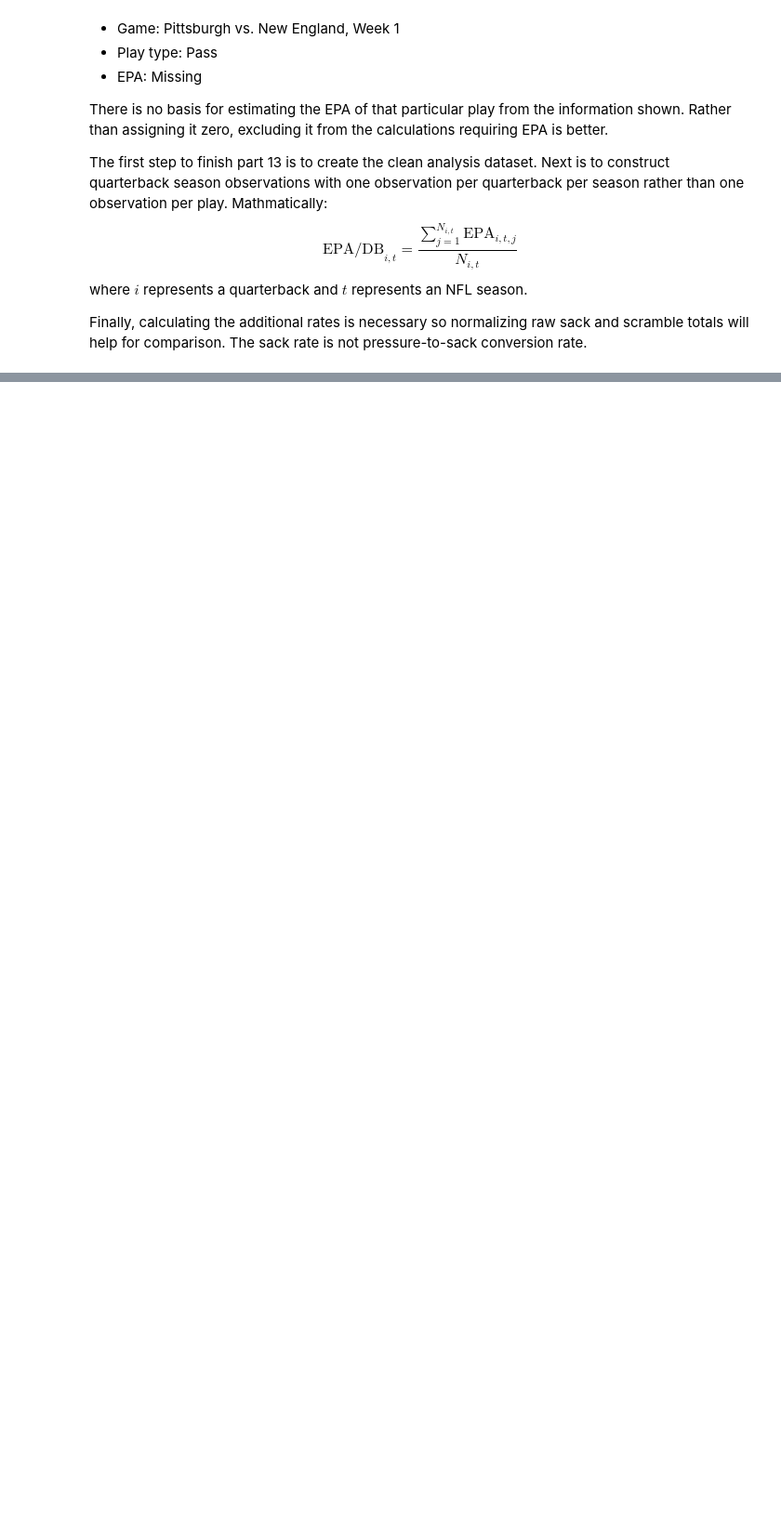
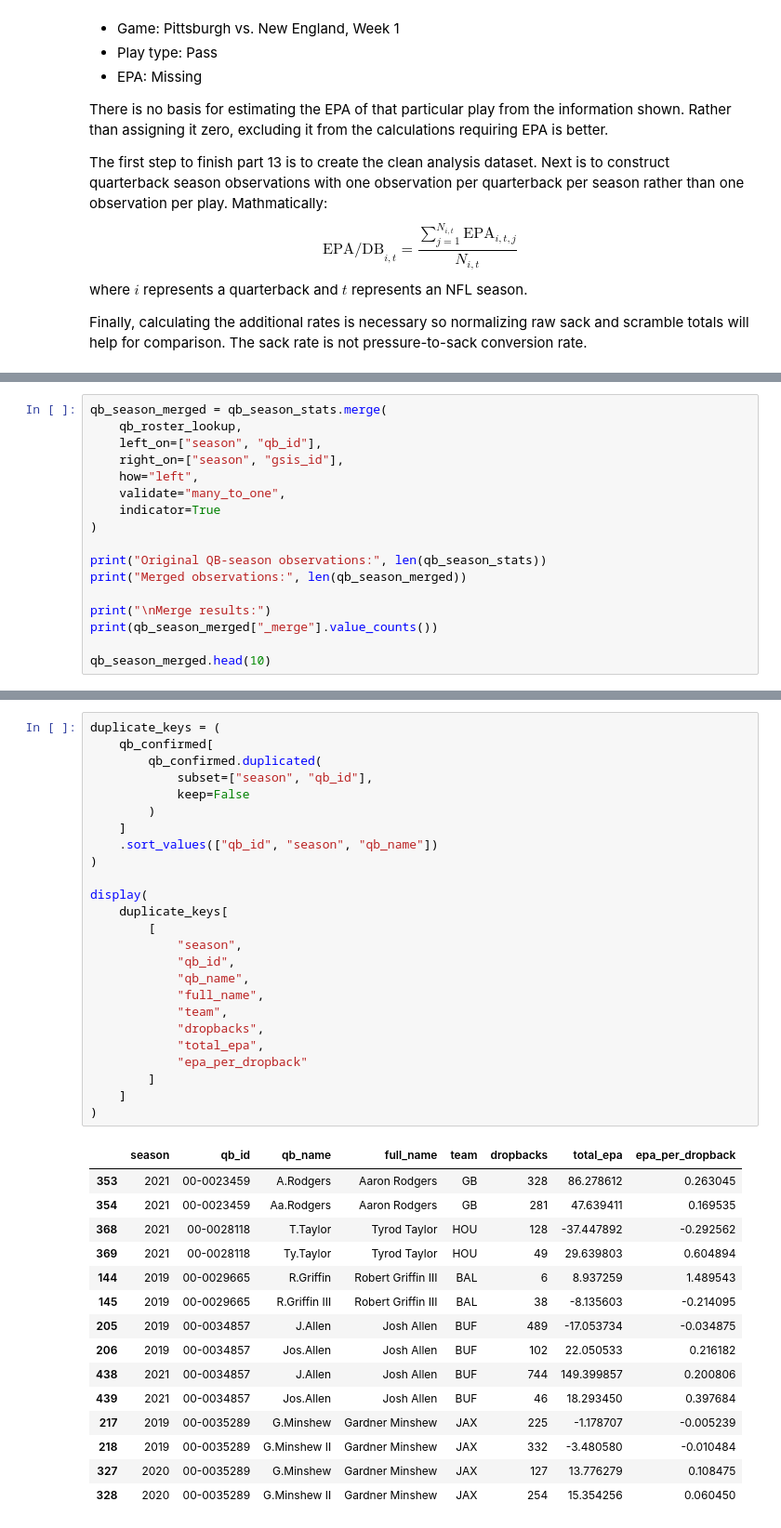
Before and after one commit to JadenGrossbaum/Data-Science, a Jupyter notebook: 01_nfl_qb_target_exploration.ipynb, the cells around one changed output, grey strips where cells are left out. Shown at 93% size. Saved outputs shown, nothing was run; the diff lists cells and outputs as text; blank space fills up the shorter version.

```diff
--- a/01_nfl_qb_target_exploration.ipynb
+++ b/01_nfl_qb_target_exploration.ipynb
@@ -1676,0 +2037,17 @@ qb_season_stats[
+# %%
+qb_season_merged = qb_season_stats.merge(
+    qb_roster_lookup,
+    left_on=["season", "qb_id"],
+    right_on=["season", "gsis_id"],
+    how="left",
+    validate="many_to_one",
+    indicator=True
+)
+
+print("Original QB-season observations:", len(qb_season_stats))
+print("Merged observations:", len(qb_season_merged))
+
+print("\nMerge results:")
+print(qb_season_merged["_merge"].value_counts())
+
+qb_season_merged.head(10)
@@ -1676,0 +2393,41 @@ qb_season_stats[
+# %%
+duplicate_keys = (
+    qb_confirmed[
+        qb_confirmed.duplicated(
+            subset=["season", "qb_id"],
+            keep=False
+        )
+    ]
+    .sort_values(["qb_id", "season", "qb_name"])
+)
+
+display(
+    duplicate_keys[
+        [
+            "season",
+            "qb_id",
+            "qb_name",
+            "full_name",
+            "team",
+            "dropbacks",
+            "total_epa",
+            "epa_per_dropback"
+        ]
+    ]
+)
+# %% [output]
+|  | season | qb_id | qb_name | full_name | team | dropbacks | total_epa | epa_per_dropback |
+| 353 | 2021 | 00-0023459 | A.Rodgers | Aaron Rodgers | GB | 328 | 86.278612 | 0.263045 |
+| 354 | 2021 | 00-0023459 | Aa.Rodgers | Aaron Rodgers | GB | 281 | 47.639411 | 0.169535 |
+| 368 | 2021 | 00-0028118 | T.Taylor | Tyrod Taylor | HOU | 128 | -37.447892 | -0.292562 |
+| 369 | 2021 | 00-0028118 | Ty.Taylor | Tyrod Taylor | HOU | 49 | 29.639803 | 0.604894 |
+| 144 | 2019 | 00-0029665 | R.Griffin | Robert Griffin III | BAL | 6 | 8.937259 | 1.489543 |
+| 145 | 2019 | 00-0029665 | R.Griffin III | Robert Griffin III | BAL | 38 | -8.135603 | -0.214095 |
+| 205 | 2019 | 00-0034857 | J.Allen | Josh Allen | BUF | 489 | -17.053734 | -0.034875 |
+| 206 | 2019 | 00-0034857 | Jos.Allen | Josh Allen | BUF | 102 | 22.050533 | 0.216182 |
+| 438 | 2021 | 00-0034857 | J.Allen | Josh Allen | BUF | 744 | 149.399857 | 0.200806 |
+| 439 | 2021 | 00-0034857 | Jos.Allen | Josh Allen | BUF | 46 | 18.293450 | 0.397684 |
+| 217 | 2019 | 00-0035289 | G.Minshew | Gardner Minshew | JAX | 225 | -1.178707 | -0.005239 |
+| 218 | 2019 | 00-0035289 | G.Minshew II | Gardner Minshew | JAX | 332 | -3.480580 | -0.010484 |
+| 327 | 2020 | 00-0035289 | G.Minshew | Gardner Minshew | JAX | 127 | 13.776279 | 0.108475 |
+| 328 | 2020 | 00-0035289 | G.Minshew II | Gardner Minshew | JAX | 254 | 15.354256 | 0.060450 |
```
Also changed, not shown: parts of 49 cells of this notebook.
